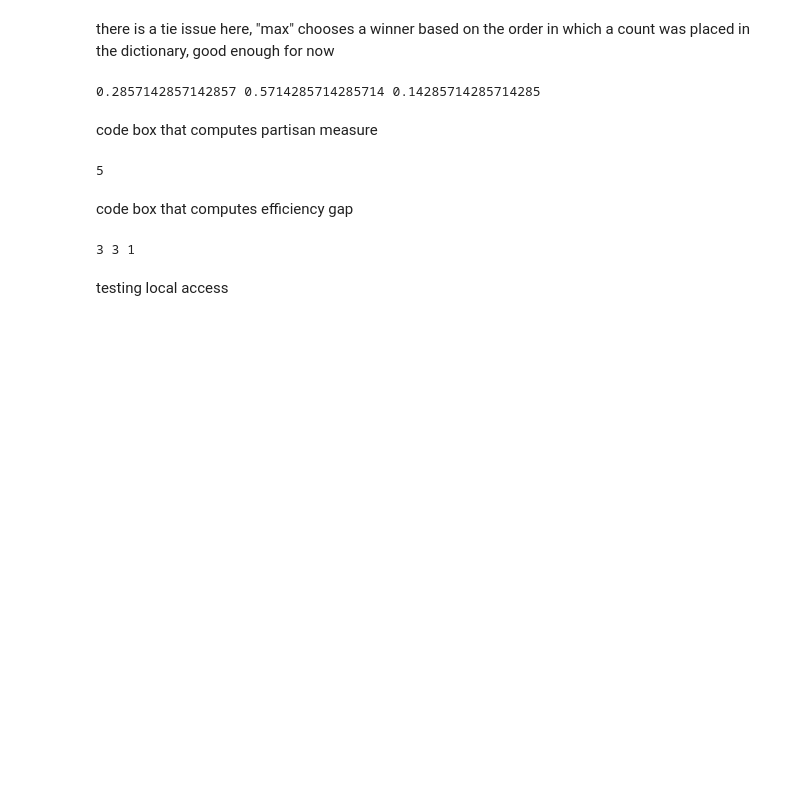
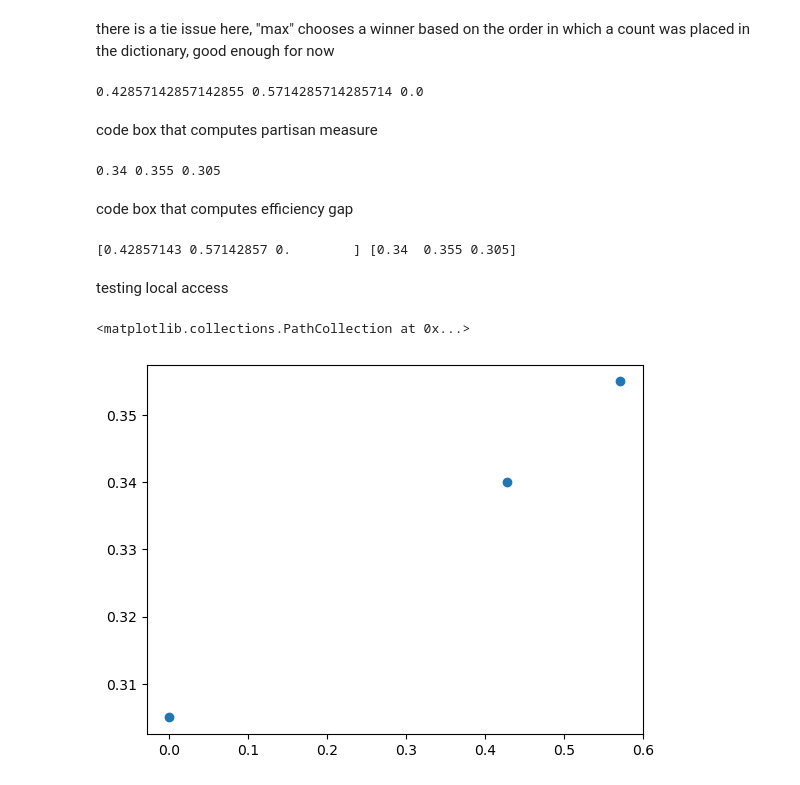
Before and after one commit to CarlLienert/SeniorCapstone, a Jupyter notebook: Carls.ipynb, the cells around one changed output. Cells and saved outputs as stored; diff of their text form; code cells hidden in the pictures; blank space fills up the shorter version.

```diff
--- a/Carls.ipynb
+++ b/Carls.ipynb
@@ -151,20 +151,28 @@ purple_rep_prop=purple/(red+blue+purple)
 red_rep_prop=red/(red+blue+purple)
 blue_rep_prop=blue/(red+blue+purple)
 print(purple_rep_prop, red_rep_prop, blue_rep_prop)
+seats=np.array([purple_rep_prop, red_rep_prop, blue_rep_prop])
 # %% [output]
-0.2857142857142857 0.5714285714285714 0.14285714285714285
+0.42857142857142855 0.5714285714285714 0.0
 # %% [markdown]
 code box that computes partisan measure
 # %%
-purple
-red
+print(np.sum(dots_colors=='red')/NUM_DOTS,
+np.sum(dots_colors=='purple')/NUM_DOTS, np.sum(dots_colors=='blue')/NUM_DOTS)
+reps=np.array([np.sum(dots_colors=='red')/NUM_DOTS,np.sum(dots_colors=='purple')/NUM_DOTS, np.sum(dots_colors=='blue')/NUM_DOTS])
 # %% [output]
-5
+0.34 0.355 0.305
 # %% [markdown]
 code box that computes efficiency gap
 # %%
-print(purple, red, blue)
+print(seats,
+reps)
 # %% [output]
-3 3 1
+[0.42857143 0.57142857 0.        ] [0.34  0.355 0.305]
 # %% [markdown]
 testing local access
+# %%
+plt.scatter(seats,reps)
+# %% [output]
+<matplotlib.collections.PathCollection at 0x...>
+[figure, added]
```
Also changed, not shown: parts of 2 cells of this notebook.
